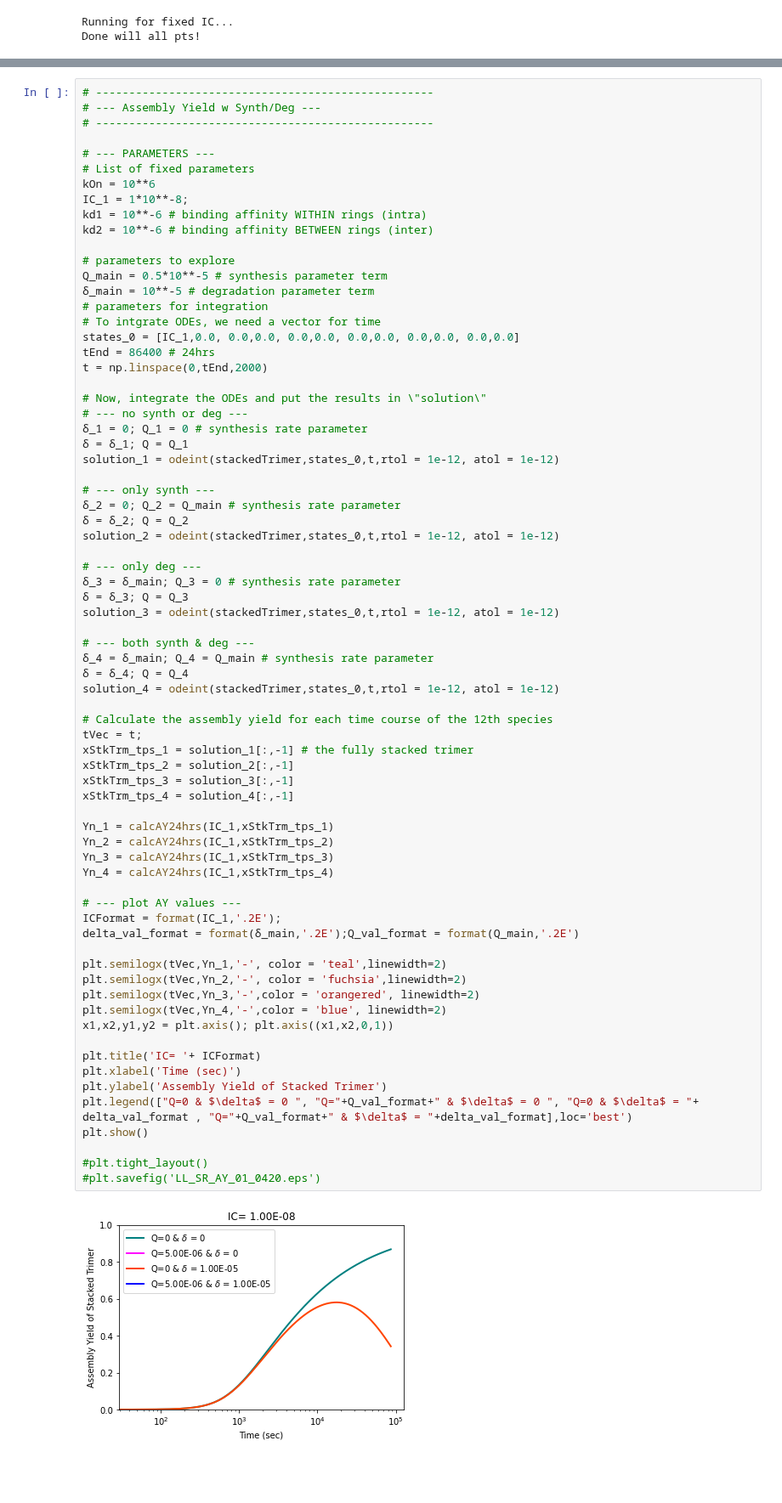
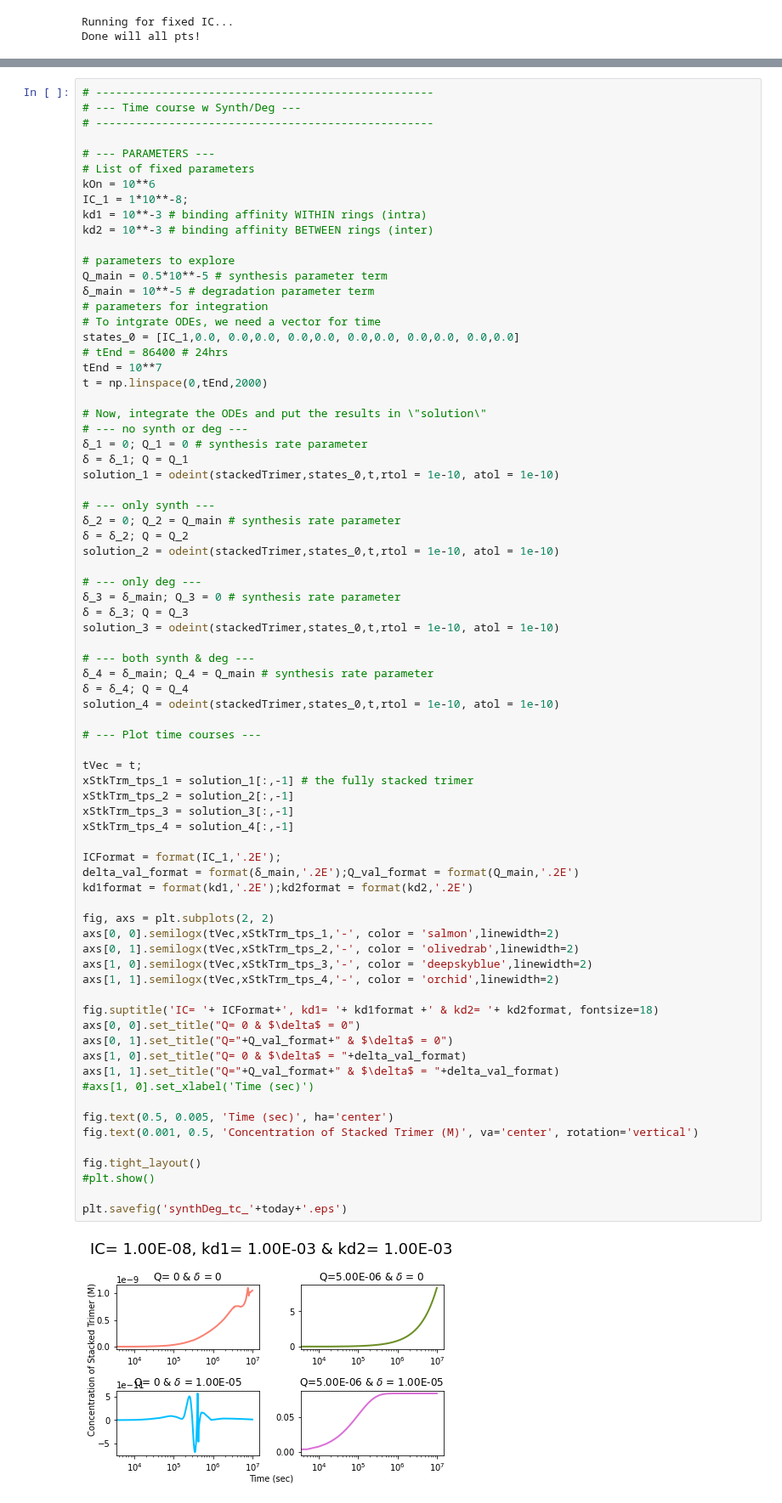
Before and after one commit to llagunes-324B21/Persephone_SR, a Jupyter notebook: April_2022/LL_SR_04_2022.ipynb, the cells around one changed output, grey strips where cells are left out. Shown at 85% size. Drawn from its saved outputs; the diff is of its cells as text; blank space fills up the shorter version.

Commit message:
calculate AY tc synth/deg -LL

```diff
--- a/April_2022/LL_SR_04_2022.ipynb
+++ b/April_2022/LL_SR_04_2022.ipynb
@@ -562,15 +562,15 @@ plt.savefig('LL_SR_heatmap_AYvsKd1vsKd2_n50_contour_'+today+'.eps')
 [figure]
 # %%
 # ---------------------------------------------------
-# --- Assembly Yield w Synth/Deg ---
+# --- Time course w Synth/Deg ---
 # ---------------------------------------------------
 
 # --- PARAMETERS ---
 # List of fixed parameters
 kOn = 10**6
 IC_1 = 1*10**-8;
-kd1 = 10**-6 # binding affinity WITHIN rings (intra)
-kd2 = 10**-6 # binding affinity BETWEEN rings (inter)
+kd1 = 10**-3 # binding affinity WITHIN rings (intra)
+kd2 = 10**-3 # binding affinity BETWEEN rings (inter)
 
 # parameters to explore
 Q_main = 0.5*10**-5 # synthesis parameter term
@@ -578,59 +578,62 @@ Q_main = 0.5*10**-5 # synthesis parameter term
 # parameters for integration
 # To intgrate ODEs, we need a vector for time
 states_0 = [IC_1,0.0, 0.0,0.0, 0.0,0.0, 0.0,0.0, 0.0,0.0, 0.0,0.0]
-tEnd = 86400 # 24hrs
+# tEnd = 86400 # 24hrs
+tEnd = 10**7
 t = np.linspace(0,tEnd,2000)
 
 # Now, integrate the ODEs and put the results in \"solution\"
 # --- no synth or deg ---
 δ_1 = 0; Q_1 = 0 # synthesis rate parameter
 δ = δ_1; Q = Q_1
-solution_1 = odeint(stackedTrimer,states_0,t,rtol = 1e-12, atol = 1e-12)
+solution_1 = odeint(stackedTrimer,states_0,t,rtol = 1e-10, atol = 1e-10)
 
 # --- only synth ---
 δ_2 = 0; Q_2 = Q_main # synthesis rate parameter
 δ = δ_2; Q = Q_2
-solution_2 = odeint(stackedTrimer,states_0,t,rtol = 1e-12, atol = 1e-12)
+solution_2 = odeint(stackedTrimer,states_0,t,rtol = 1e-10, atol = 1e-10)
 
 # --- only deg ---
 δ_3 = δ_main; Q_3 = 0 # synthesis rate parameter
 δ = δ_3; Q = Q_3
-solution_3 = odeint(stackedTrimer,states_0,t,rtol = 1e-12, atol = 1e-12)
+solution_3 = odeint(stackedTrimer,states_0,t,rtol = 1e-10, atol = 1e-10)
 
 # --- both synth & deg ---
 δ_4 = δ_main; Q_4 = Q_main # synthesis rate parameter
 δ = δ_4; Q = Q_4
-solution_4 = odeint(stackedTrimer,states_0,t,rtol = 1e-12, atol = 1e-12)
+solution_4 = odeint(stackedTrimer,states_0,t,rtol = 1e-10, atol = 1e-10)
 
-# Calculate the assembly yield for each time course of the 12th species
+# --- Plot time courses ---
+
 tVec = t;
 xStkTrm_tps_1 = solution_1[:,-1] # the fully stacked trimer
 xStkTrm_tps_2 = solution_2[:,-1]
 xStkTrm_tps_3 = solution_3[:,-1]
 xStkTrm_tps_4 = solution_4[:,-1]
 
-Yn_1 = calcAY24hrs(IC_1,xStkTrm_tps_1)
-Yn_2 = calcAY24hrs(IC_1,xStkTrm_tps_2)
-Yn_3 = calcAY24hrs(IC_1,xStkTrm_tps_3)
-Yn_4 = calcAY24hrs(IC_1,xStkTrm_tps_4)
-
-# --- plot AY values ---
 ICFormat = format(IC_1,'.2E');
 delta_val_format = format(δ_main,'.2E');Q_val_format = format(Q_main,'.2E')
+kd1format = format(kd1,'.2E');kd2format = format(kd2,'.2E')
 
-plt.semilogx(tVec,Yn_1,'-', color = 'teal',linewidth=2)
-plt.semilogx(tVec,Yn_2,'-', color = 'fuchsia',linewidth=2)
-plt.semilogx(tVec,Yn_3,'-',color = 'orangered', linewidth=2)
-plt.semilogx(tVec,Yn_4,'-',color = 'blue', linewidth=2)
-x1,x2,y1,y2 = plt.axis(); plt.axis((x1,x2,0,1))
+fig, axs = plt.subplots(2, 2)
+axs[0, 0].semilogx(tVec,xStkTrm_tps_1,'-', color = 'salmon',linewidth=2)
+axs[0, 1].semilogx(tVec,xStkTrm_tps_2,'-', color = 'olivedrab',linewidth=2)
+axs[1, 0].semilogx(tVec,xStkTrm_tps_3,'-', color = 'deepskyblue',linewidth=2)
+axs[1, 1].semilogx(tVec,xStkTrm_tps_4,'-', color = 'orchid',linewidth=2)
 
-plt.title('IC= '+ ICFormat)
-plt.xlabel('Time (sec)')
-plt.ylabel('Assembly Yield of Stacked Trimer')
-plt.legend(["Q=0 & $\delta$ = 0 ", "Q="+Q_val_format+" & $\delta$ = 0 ", "Q=0 & $\delta$ = "+ delta_val_format , "Q="+Q_val_format+" & $\delta$ = "+delta_val_format],loc='best')
-plt.show()
+fig.suptitle('IC= '+ ICFormat+', kd1= '+ kd1format +' & kd2= '+ kd2format, fontsize=18)
+axs[0, 0].set_title("Q= 0 & $\delta$ = 0")
+axs[0, 1].set_title("Q="+Q_val_format+" & $\delta$ = 0")
+axs[1, 0].set_title("Q= 0 & $\delta$ = "+delta_val_format)
+axs[1, 1].set_title("Q="+Q_val_format+" & $\delta$ = "+delta_val_format)
+#axs[1, 0].set_xlabel('Time (sec)')
 
-#plt.tight_layout()
-#plt.savefig('LL_SR_AY_01_0420.eps')
+fig.text(0.5, 0.005, 'Time (sec)', ha='center')
+fig.text(0.001, 0.5, 'Concentration of Stacked Trimer (M)', va='center', rotation='vertical')
+
+fig.tight_layout()
+#plt.show()
+
+plt.savefig('synthDeg_tc_'+today+'.eps')
 # %% [output]
-[figure, old version]
+[figure, new version]
```
Also changed, not shown: parts of 5 cells of this notebook.
